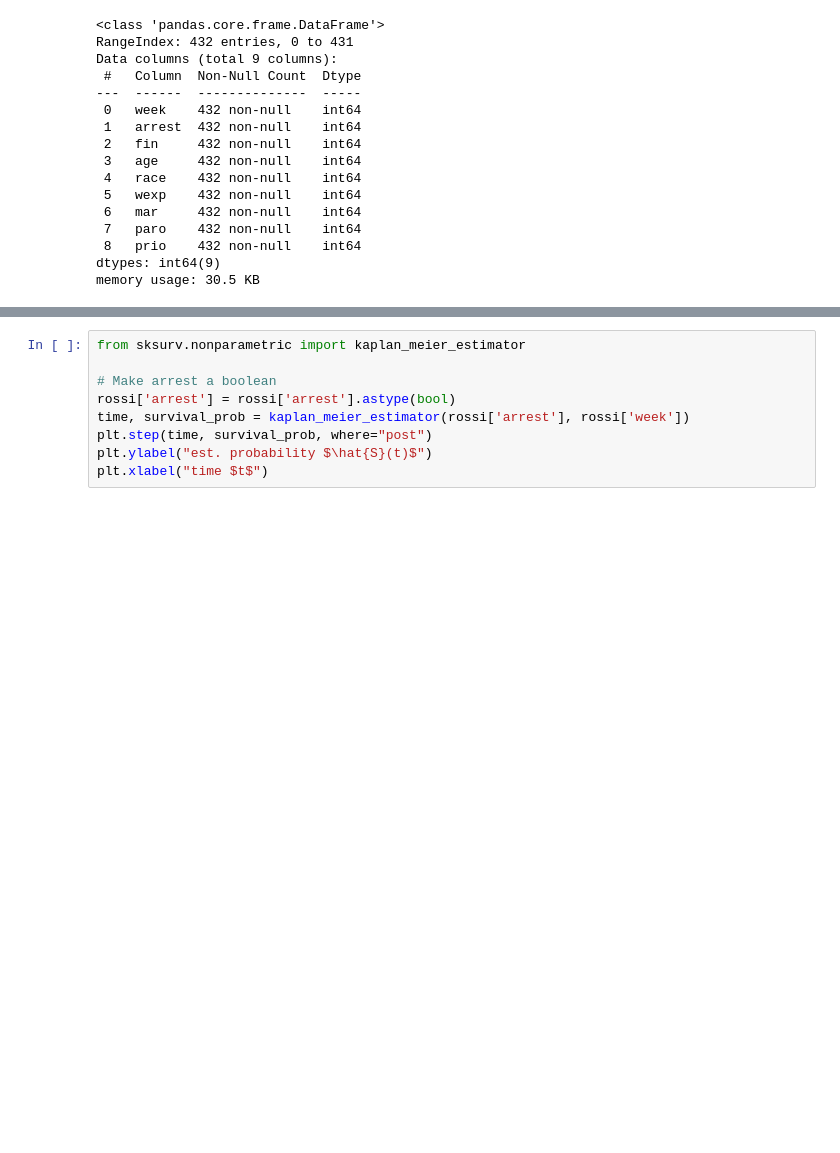
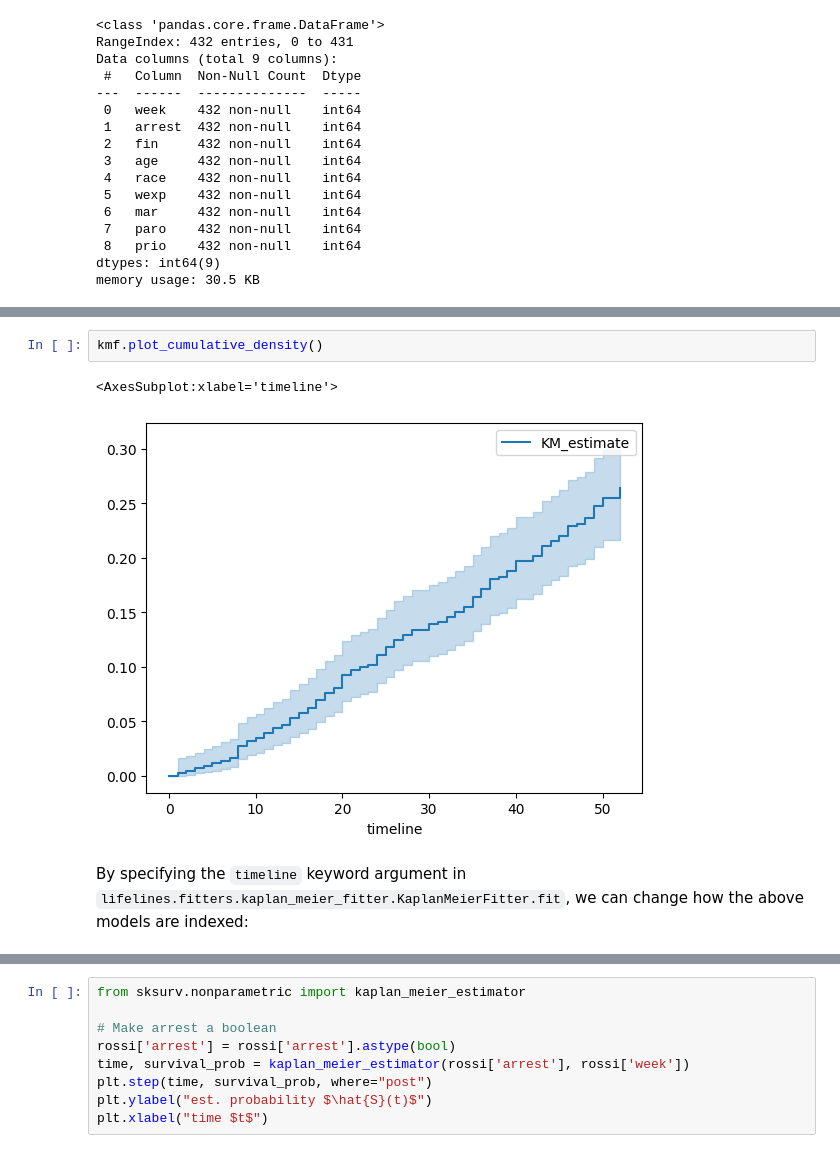
Before and after one commit to omariosc/survival-analysis, a Jupyter notebook: rossi.ipynb, the cells around one changed output, grey strips where cells are left out. Saved outputs shown, nothing was run; the diff lists cells and outputs as text; blank space fills up the shorter version.

```diff
--- a/rossi.ipynb
+++ b/rossi.ipynb
@@ -43,0 +97,7 @@ memory usage: 30.5 KB
+# %%
+kmf.plot_cumulative_density()
+# %% [output]
+<AxesSubplot:xlabel='timeline'>
+[figure, added]
+# %% [markdown]
+By specifying the `timeline` keyword argument in `lifelines.fitters.kaplan_meier_fitter.KaplanMeierFitter.fit`, we can change how the above models are indexed:
```
Also changed, not shown: parts of 54 cells of this notebook.
